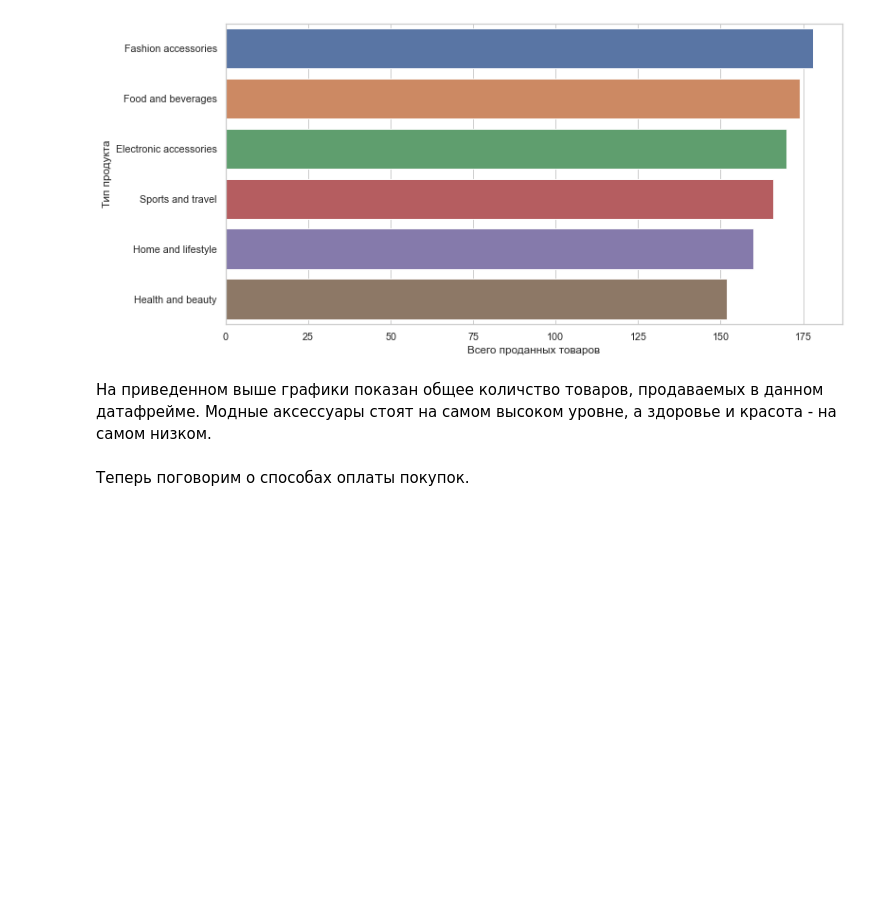
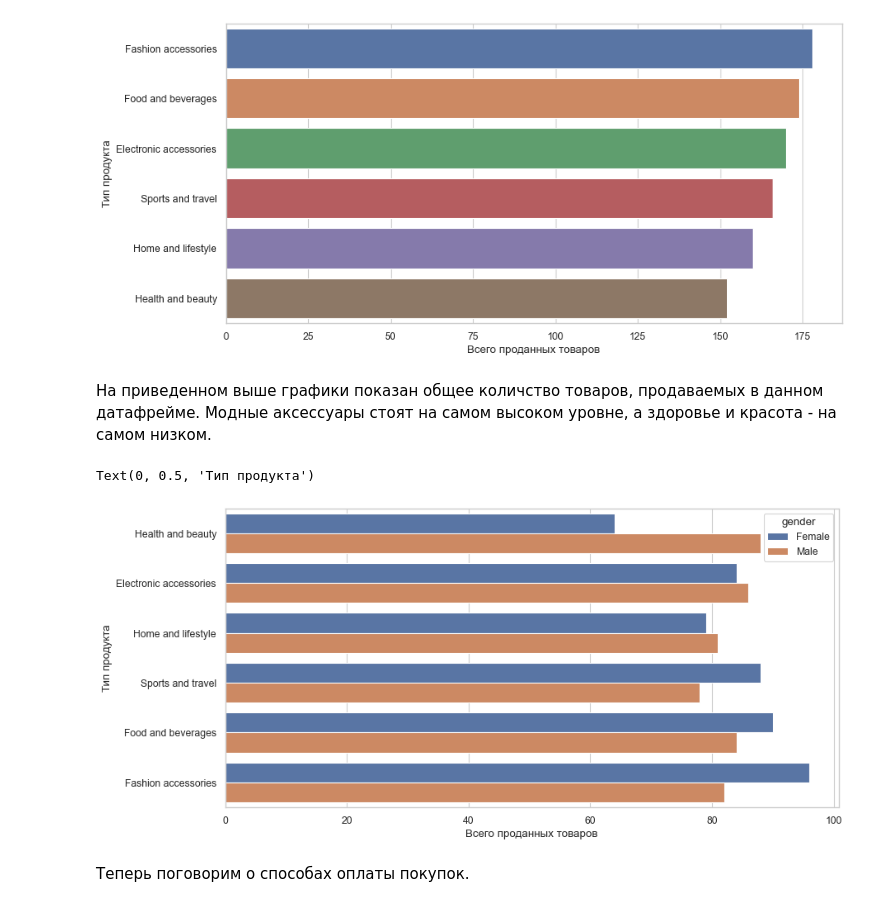
Before and after one commit to iliakiselev/supermarkets_analysis, a Jupyter notebook: analysis_supermarket.ipynb, the cells around one changed output. Saved outputs shown, nothing was run; the diff lists cells and outputs as text; code cells hidden in the pictures; blank space fills up the shorter version.

```diff
--- a/analysis_supermarket.ipynb
+++ b/analysis_supermarket.ipynb
@@ -211,6 +199,14 @@ Text(0, 0.5, 'Тип продукта')
 # %% [markdown]
 На приведенном выше графики показан общее количство товаров, продаваемых в данном датафрейме.
 Модные аксессуары стоят на самом высоком уровне, а здоровье и красота - на самом низком.
+# %%
+figure(figsize = (12, 6), dpi = 80)
+sns.countplot(y ='product_line', hue = "gender", data = sales)
+plt.xlabel('Всего проданных товаров')
+plt.ylabel('Тип продукта')
+# %% [output]
+Text(0, 0.5, 'Тип продукта')
+[figure, added]
 # %% [markdown]
 Теперь поговорим о способах оплаты покупок.
 # %%
```
Also changed, not shown: parts of 12 cells of this notebook.
